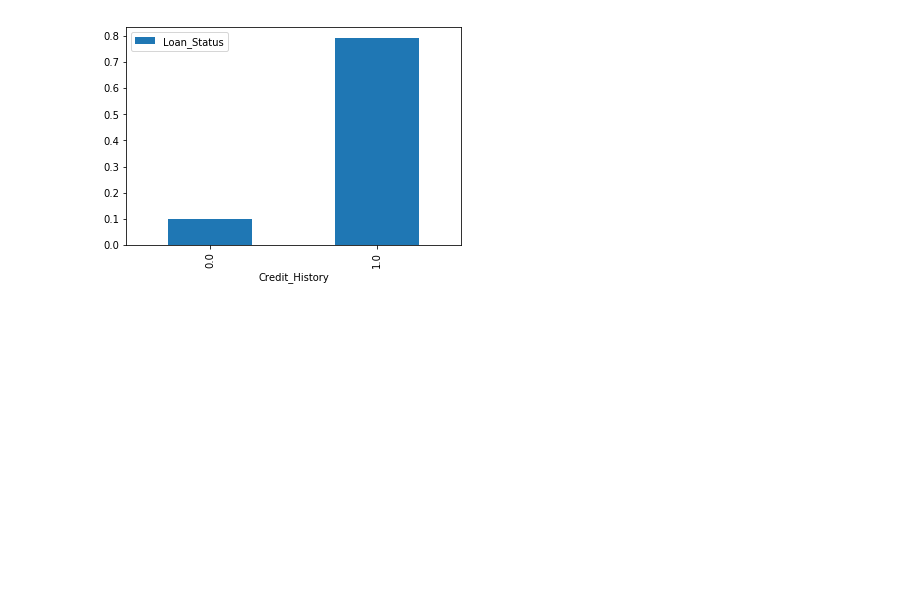
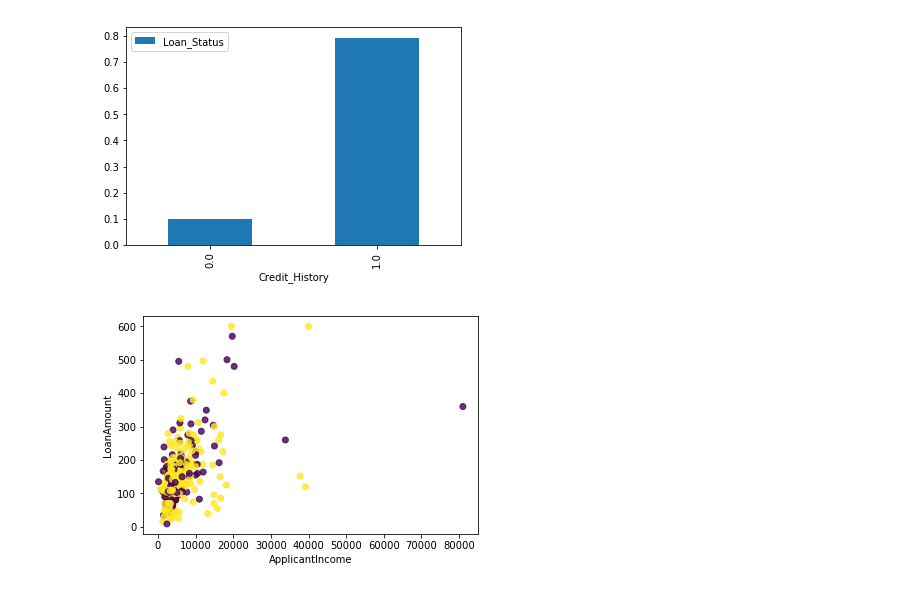
Before and after one commit to bharnats/Mortgage_Masters, a Jupyter notebook: cleanData_explore_train.ipynb, the cells around one changed output. Cells and saved outputs as stored; diff of their text form; code cells hidden in the pictures; blank space fills up the shorter version.

Commit message:
scatter plot

```diff
--- a/cleanData_explore_train.ipynb
+++ b/cleanData_explore_train.ipynb
@@ -122,3 +122,8 @@ df.boxplot(column='ApplicantIncome')
 plt.show()
 # %% [output]
 [figure]
+# %%
+#count of applicants by credit history 0 or 1
+df = df.replace('Y', 1)
+df = df.replace('N',0)
+df.head(10)
@@ -150,3 +166,12 @@ ax2.set_title("Probability of getting loan by credit history")
 plt.show()
 # %% [output]
 [figure]
+# %%
+# Loan Amount vs Applicant Income
+colors = df['Loan_Status']
+plt.scatter(df['ApplicantIncome'], df['LoanAmount'],  c=colors, alpha=0.8)
+plt.xlabel('ApplicantIncome')
+plt.ylabel('LoanAmount')
+plt.show()
+# %% [output]
+[figure, added]
```
Also changed, not shown: parts of 2 cells of this notebook.
